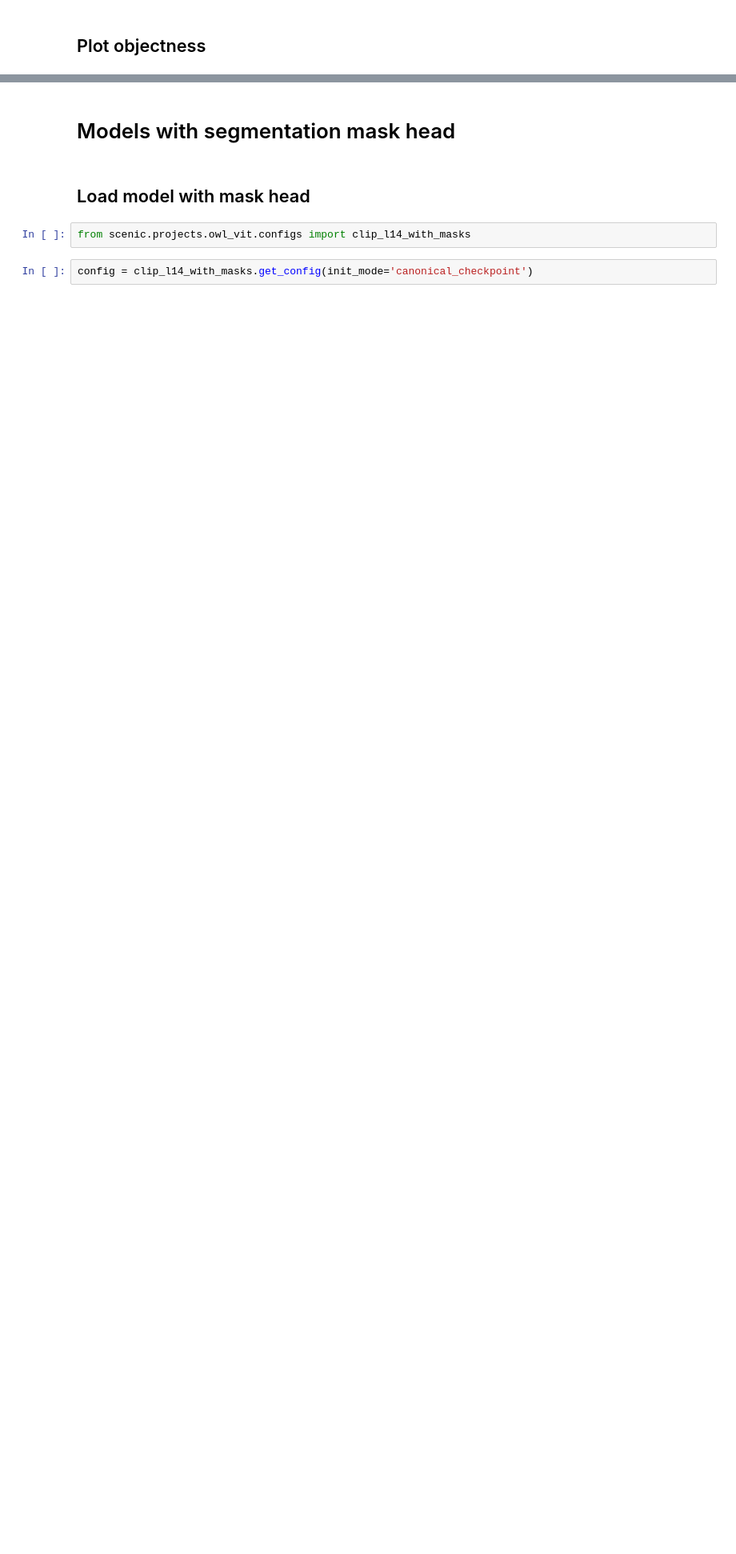
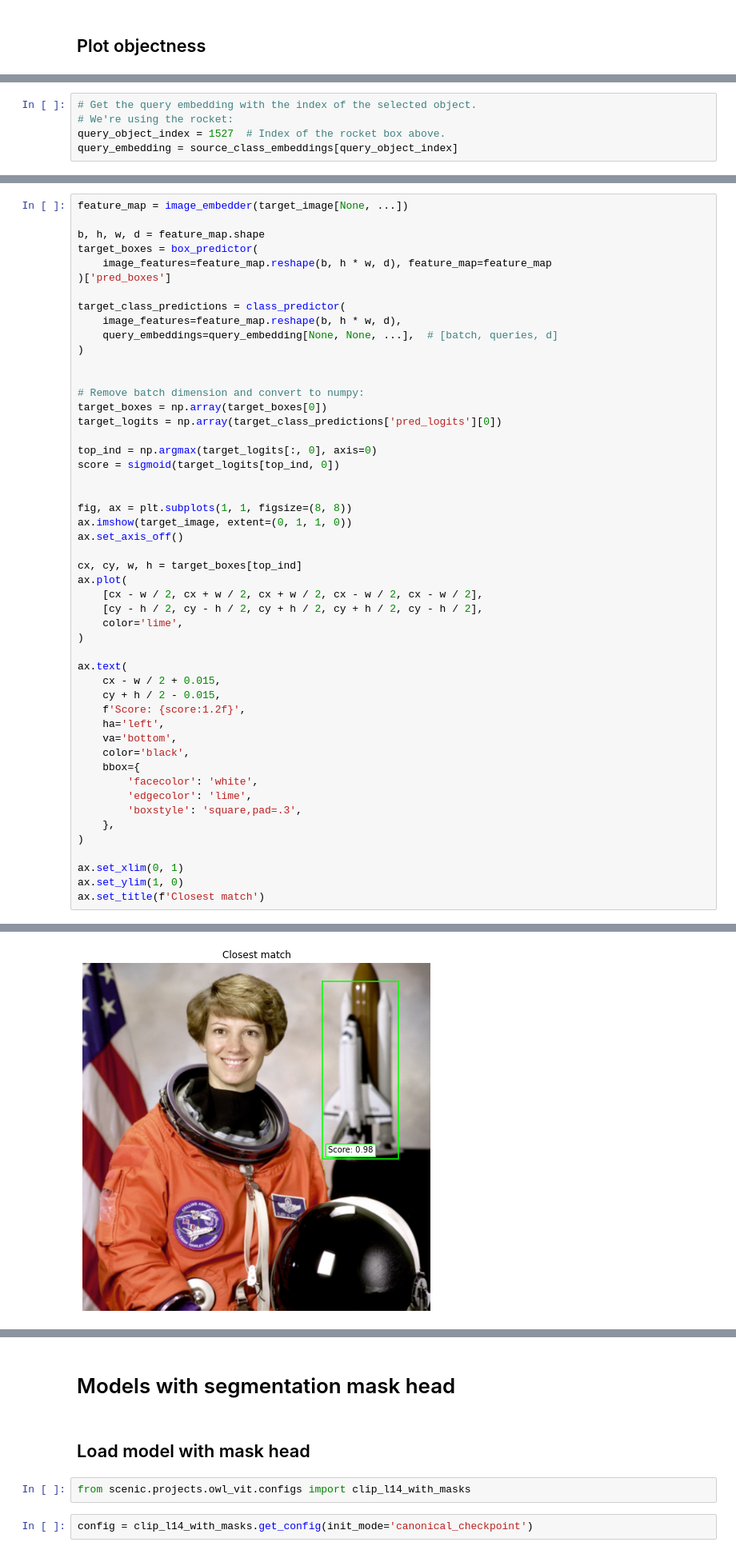
Before and after one commit to google-research/scenic, a Jupyter notebook: scenic/projects/owl_vit/notebooks/OWL_ViT_minimal_example.ipynb, the cells around one changed output, grey strips where cells are left out. Shown at 80% size. Saved outputs shown, nothing was run; the diff lists cells and outputs as text; blank space fills up the shorter version.

```diff
--- a/scenic/projects/owl_vit/notebooks/OWL_ViT_minimal_example.ipynb
+++ b/scenic/projects/owl_vit/notebooks/OWL_ViT_minimal_example.ipynb
@@ -177,0 +305,5 @@ Text(0.5, 1.0, 'Top 20 objects by objectness')
+# %%
+# Get the query embedding with the index of the selected object.
+# We're using the rocket:
+query_object_index = 1527  # Index of the rocket box above.
+query_embedding = source_class_embeddings[query_object_index]
@@ -177,0 +312,51 @@ Text(0.5, 1.0, 'Top 20 objects by objectness')
+# %%
+feature_map = image_embedder(target_image[None, ...])
+
+b, h, w, d = feature_map.shape
+target_boxes = box_predictor(
+    image_features=feature_map.reshape(b, h * w, d), feature_map=feature_map
+)['pred_boxes']
+
+target_class_predictions = class_predictor(
+    image_features=feature_map.reshape(b, h * w, d),
+    query_embeddings=query_embedding[None, None, ...],  # [batch, queries, d]
+)
+
+
+# Remove batch dimension and convert to numpy:
+target_boxes = np.array(target_boxes[0])
+target_logits = np.array(target_class_predictions['pred_logits'][0])
+
+top_ind = np.argmax(target_logits[:, 0], axis=0)
+score = sigmoid(target_logits[top_ind, 0])
+
+
+fig, ax = plt.subplots(1, 1, figsize=(8, 8))
+ax.imshow(target_image, extent=(0, 1, 1, 0))
+ax.set_axis_off()
+
+cx, cy, w, h = target_boxes[top_ind]
+ax.plot(
+    [cx - w / 2, cx + w / 2, cx + w / 2, cx - w / 2, cx - w / 2],
+    [cy - h / 2, cy - h / 2, cy + h / 2, cy + h / 2, cy - h / 2],
+    color='lime',
+)
+
+ax.text(
+    cx - w / 2 + 0.015,
+    cy + h / 2 - 0.015,
+    f'Score: {score:1.2f}',
+    ha='left',
+    va='bottom',
+    color='black',
+    bbox={
+        'facecolor': 'white',
+        'edgecolor': 'lime',
+        'boxstyle': 'square,pad=.3',
+    },
+)
+
+ax.set_xlim(0, 1)
+ax.set_ylim(1, 0)
+ax.set_title(f'Closest match')
+# %% [output]
@@ -177,0 +364 @@ Text(0.5, 1.0, 'Top 20 objects by objectness')
+[figure, added]
```
Also changed, not shown: parts of 17 cells of this notebook, 4 other files.
